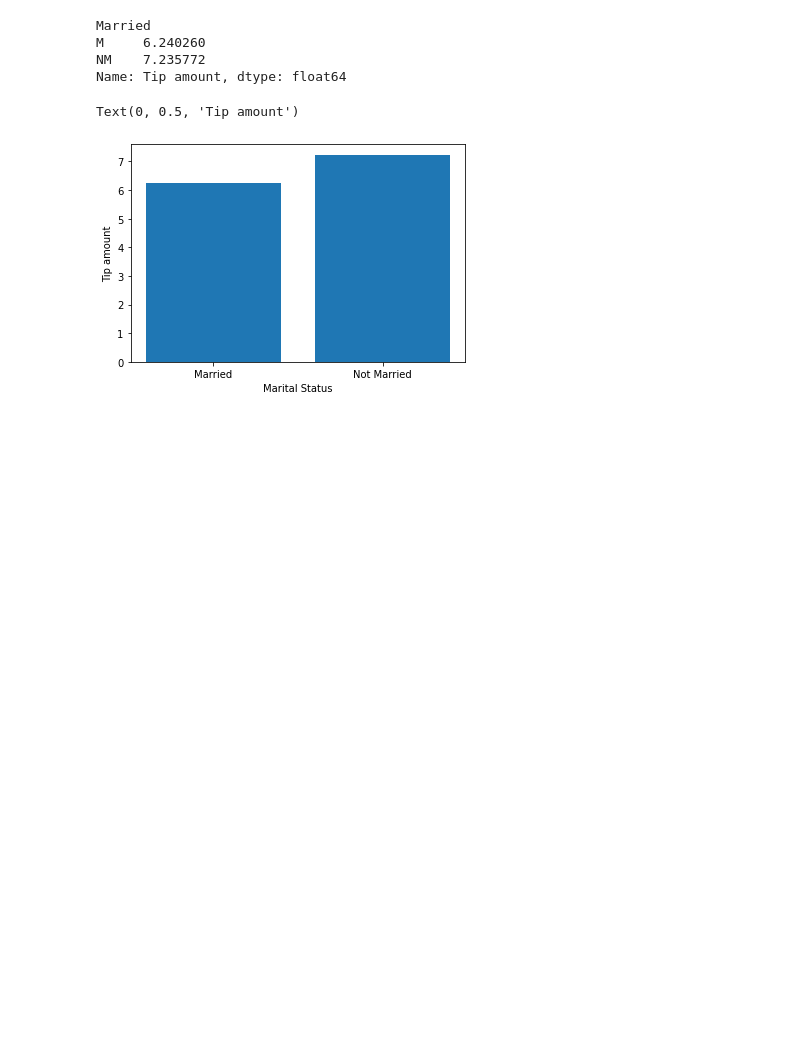
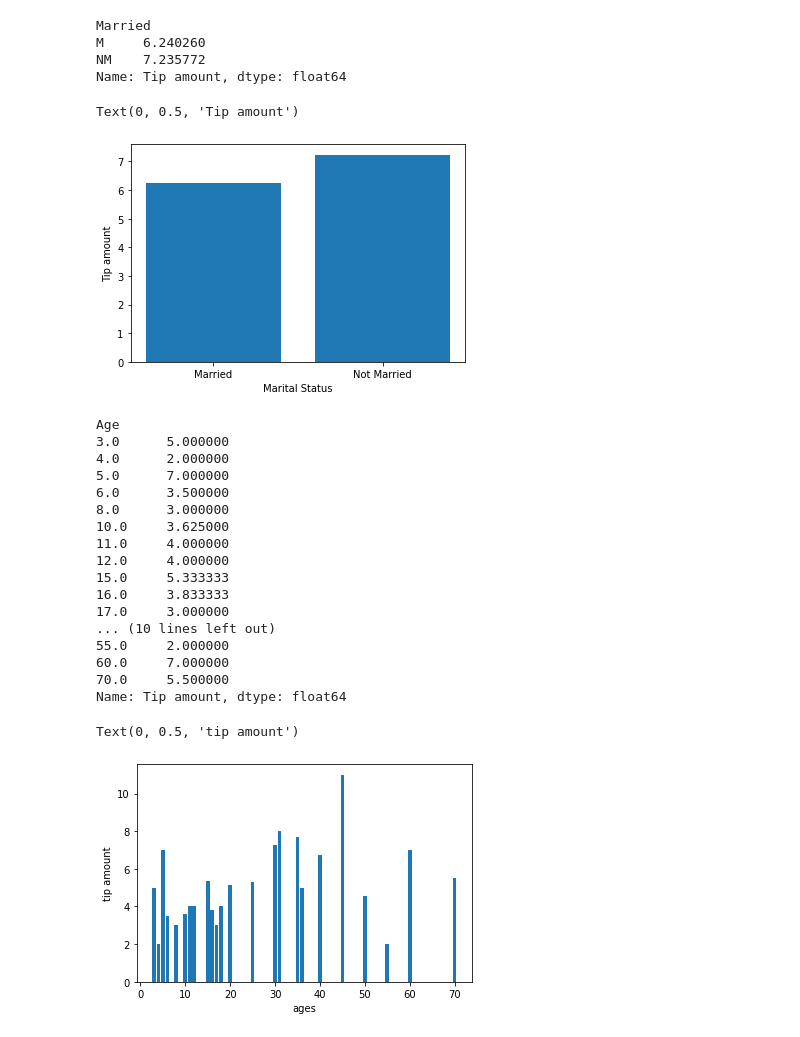
Before and after one commit to oliverlowbob/AAI_First_Mandatory, a Jupyter notebook: Notebook/Haircut Data Processing.ipynb, the cells around one changed output. Drawn from its saved outputs; the diff is of its cells as text; code cells hidden in the pictures; blank space fills up the shorter version.

Commit message:
Added cultures and ages to be compared to tip amounts

```diff
--- a/Notebook/Haircut Data Processing.ipynb
+++ b/Notebook/Haircut Data Processing.ipynb
@@ -266,3 +268,35 @@ NM    7.235772
 Name: Tip amount, dtype: float64
 Text(0, 0.5, 'Tip amount')
 [figure]
+# %%
+#Avg tip amount per age
+avg_tip_amount_per_age = df.groupby(df["Age"])['Tip amount'].mean()
+ages = sorted(df["Age"].unique())
+
+avg_tip_amount_per_age = avg_tip_amount_per_age.reindex(ages)
+
+print(avg_tip_amount_per_age)
+
+plt.bar(ages, avg_tip_amount_per_age)
+plt.xlabel('ages')
+plt.ylabel('tip amount')
+# %% [output]
+Age
+3.0      5.000000
+4.0      2.000000
+5.0      7.000000
+6.0      3.500000
+8.0      3.000000
+10.0     3.625000
+11.0     4.000000
+12.0     4.000000
+15.0     5.333333
+16.0     3.833333
+17.0     3.000000
+... (10 lines left out)
+55.0     2.000000
+60.0     7.000000
+70.0     5.500000
+Name: Tip amount, dtype: float64
+Text(0, 0.5, 'tip amount')
+[figure, added]
```
Also changed, not shown: parts of 2 cells of this notebook.
